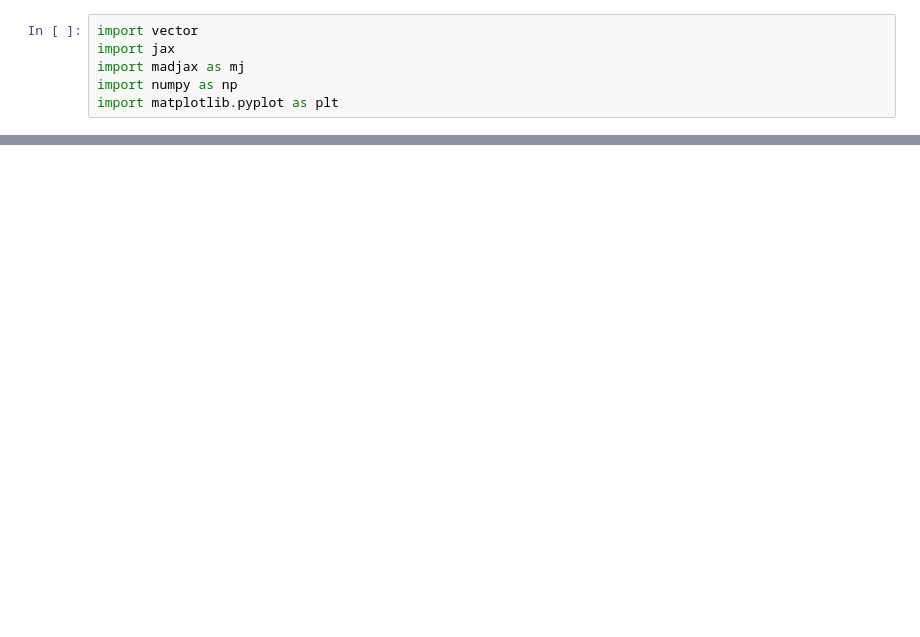
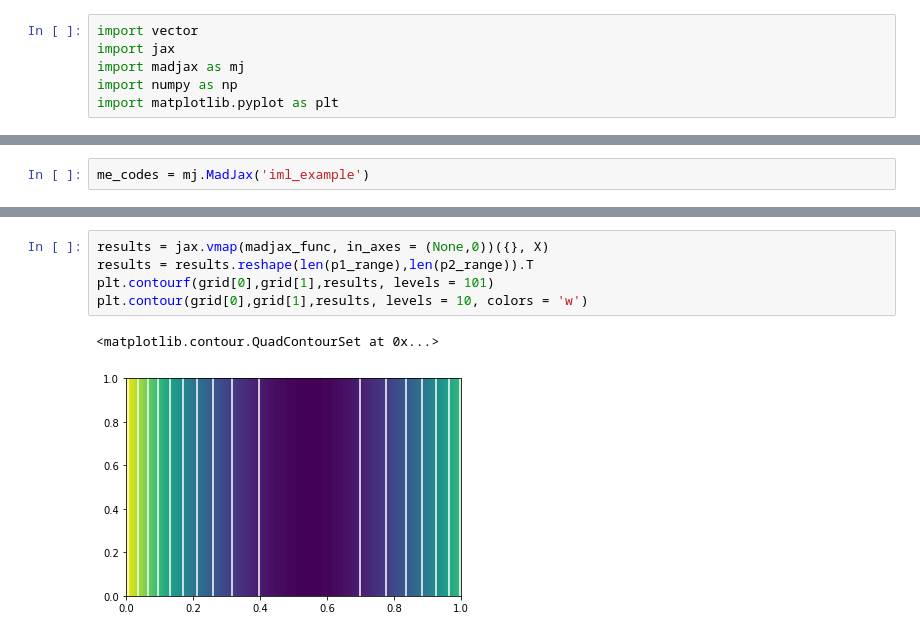
Before and after one commit to lukasheinrich/iml_madjax_binder, a Jupyter notebook: MadJax.ipynb, the cells around one changed output, grey strips where cells are left out. Drawn from its saved outputs; the diff is of its cells as text; blank space fills up the shorter version.

```diff
--- a/MadJax.ipynb
+++ b/MadJax.ipynb
@@ -148,0 +142,2 @@ a[:,0].min(),a[:,0].max(),a[:,1].min(),a[:,1].max()
+# %%
+me_codes = mj.MadJax('iml_example')
@@ -148,0 +275,8 @@ a[:,0].min(),a[:,0].max(),a[:,1].min(),a[:,1].max()
+# %%
+results = jax.vmap(madjax_func, in_axes = (None,0))({}, X)
+results = results.reshape(len(p1_range),len(p2_range)).T
+plt.contourf(grid[0],grid[1],results, levels = 101)
+plt.contour(grid[0],grid[1],results, levels = 10, colors = 'w')
+# %% [output]
+<matplotlib.contour.QuadContourSet at 0x...>
+[figure, added]
```
Also changed, not shown: parts of 54 cells of this notebook.
